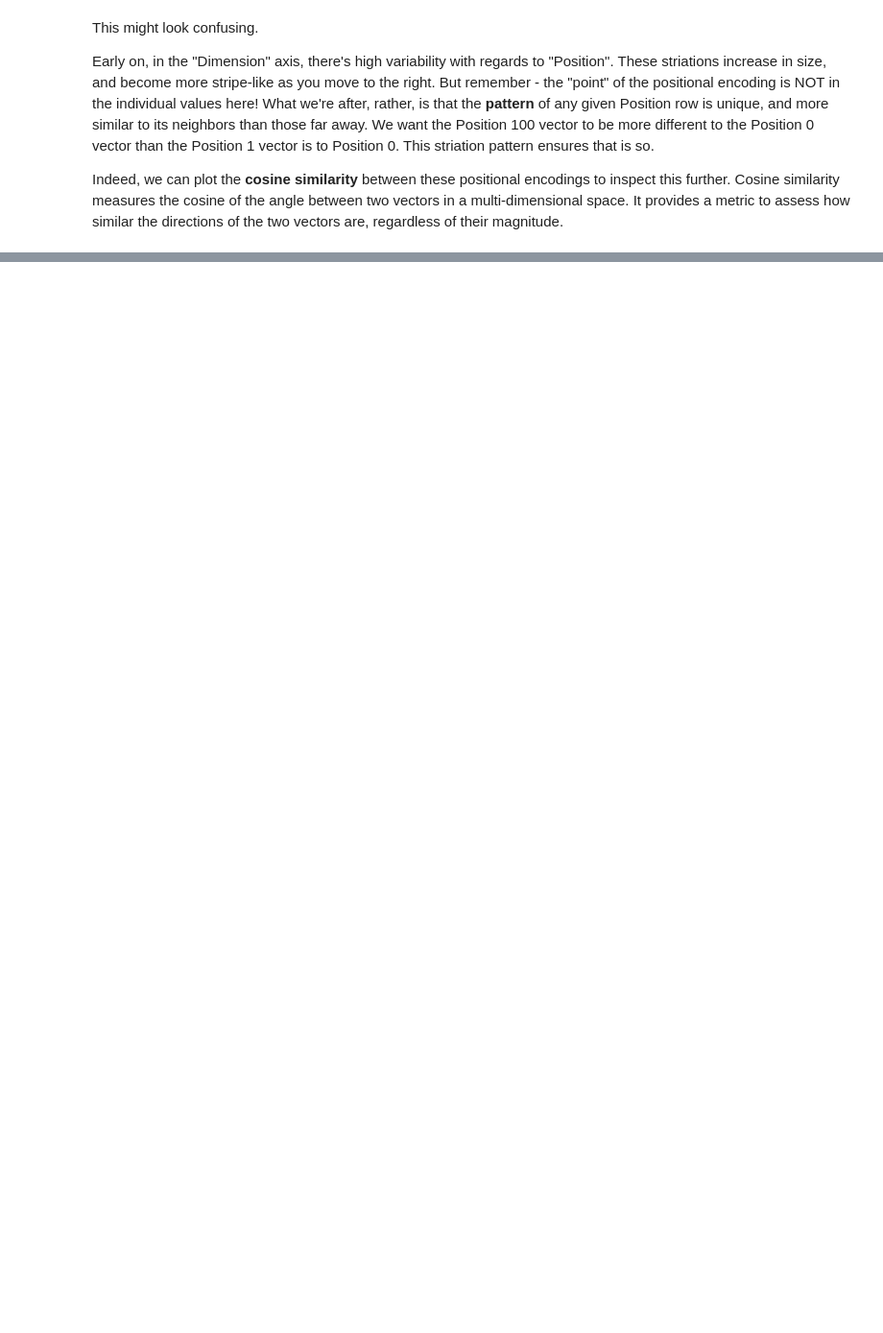
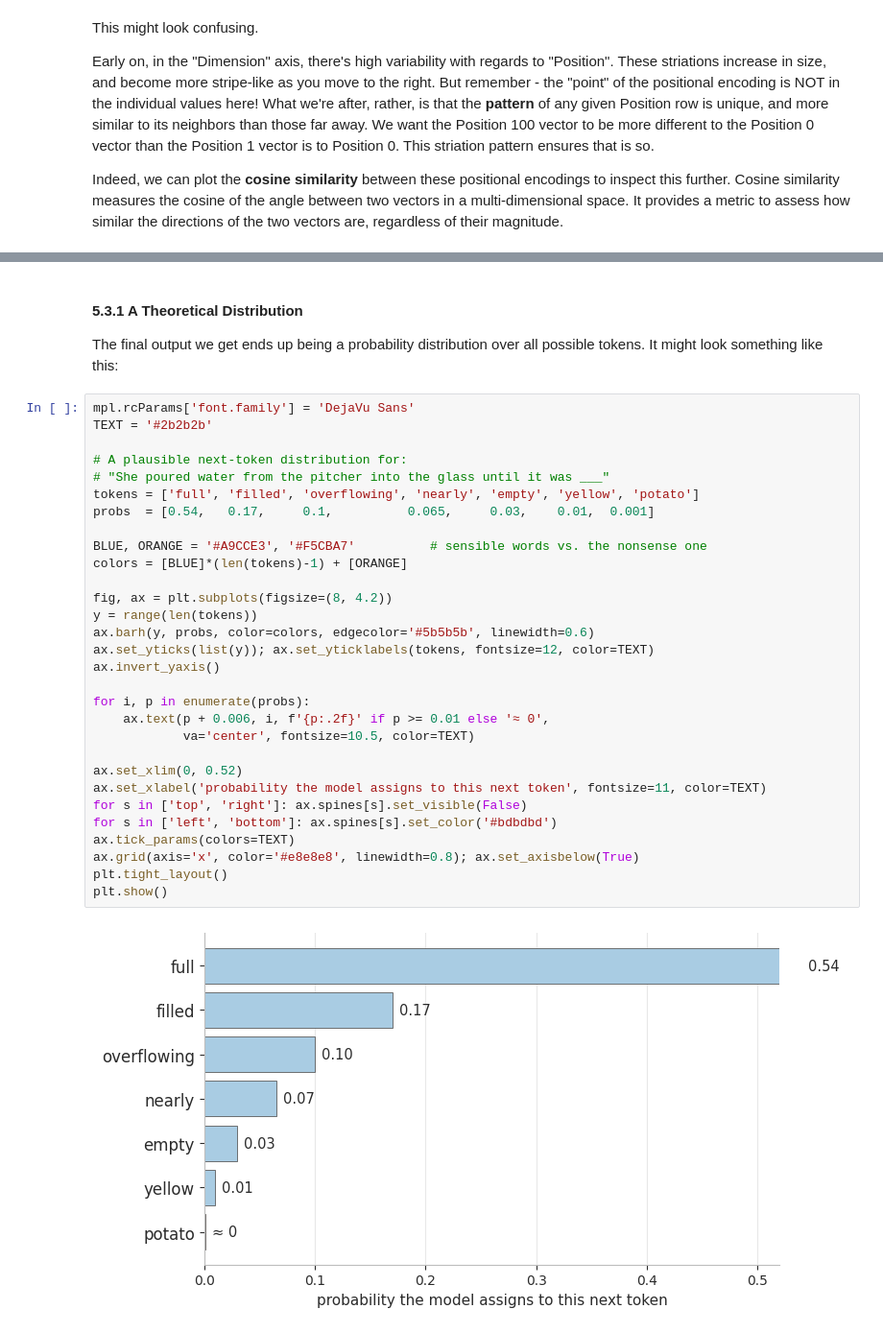
Before and after one commit to apetulante/Tutorials, a Jupyter notebook: Architectures/Basic_Transformer_Tutorial/Transformer_Tutorial.ipynb, the cells around one changed output, grey strips where cells are left out. Shown at 96% size. Drawn from its saved outputs; the diff is of its cells as text; blank space fills up the shorter version.

```diff
--- a/Architectures/Basic_Transformer_Tutorial/Transformer_Tutorial.ipynb
+++ b/Architectures/Basic_Transformer_Tutorial/Transformer_Tutorial.ipynb
@@ -741,0 +2662,36 @@ class MultiHeadAttention(nn.Module):
+# %% [markdown]
+#### 5.3.1 A Theoretical Distribution
+
+The final output we get ends up being a probability distribution over all possible tokens. It might look something like this:
+# %%
+mpl.rcParams['font.family'] = 'DejaVu Sans'
+TEXT = '#2b2b2b'
+
+# A plausible next-token distribution for:
+# "She poured water from the pitcher into the glass until it was ___"
+tokens = ['full', 'filled', 'overflowing', 'nearly', 'empty', 'yellow', 'potato']
+probs  = [0.54,   0.17,     0.1,          0.065,     0.03,    0.01,  0.001]
+
+BLUE, ORANGE = '#A9CCE3', '#F5CBA7'          # sensible words vs. the nonsense one
+colors = [BLUE]*(len(tokens)-1) + [ORANGE]
+
+fig, ax = plt.subplots(figsize=(8, 4.2))
+y = range(len(tokens))
+ax.barh(y, probs, color=colors, edgecolor='#5b5b5b', linewidth=0.6)
+ax.set_yticks(list(y)); ax.set_yticklabels(tokens, fontsize=12, color=TEXT)
+ax.invert_yaxis()
+
+for i, p in enumerate(probs):
+    ax.text(p + 0.006, i, f'{p:.2f}' if p >= 0.01 else '≈ 0',
+            va='center', fontsize=10.5, color=TEXT)
+
+ax.set_xlim(0, 0.52)
+ax.set_xlabel('probability the model assigns to this next token', fontsize=11, color=TEXT)
+for s in ['top', 'right']: ax.spines[s].set_visible(False)
+for s in ['left', 'bottom']: ax.spines[s].set_color('#bdbdbd')
+ax.tick_params(colors=TEXT)
+ax.grid(axis='x', color='#e8e8e8', linewidth=0.8); ax.set_axisbelow(True)
+plt.tight_layout()
+plt.show()
+# %% [output]
+[figure, added]
```
Also changed, not shown: parts of 444 cells of this notebook, 1 other file.
